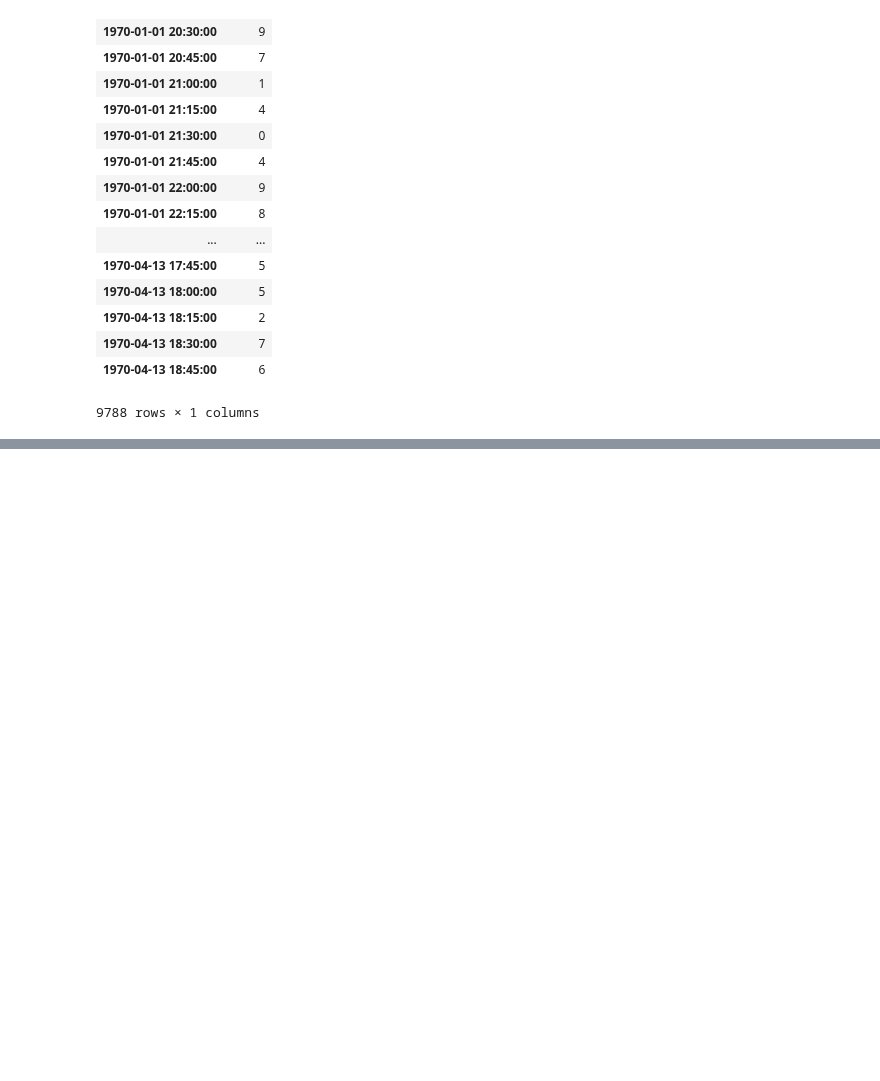
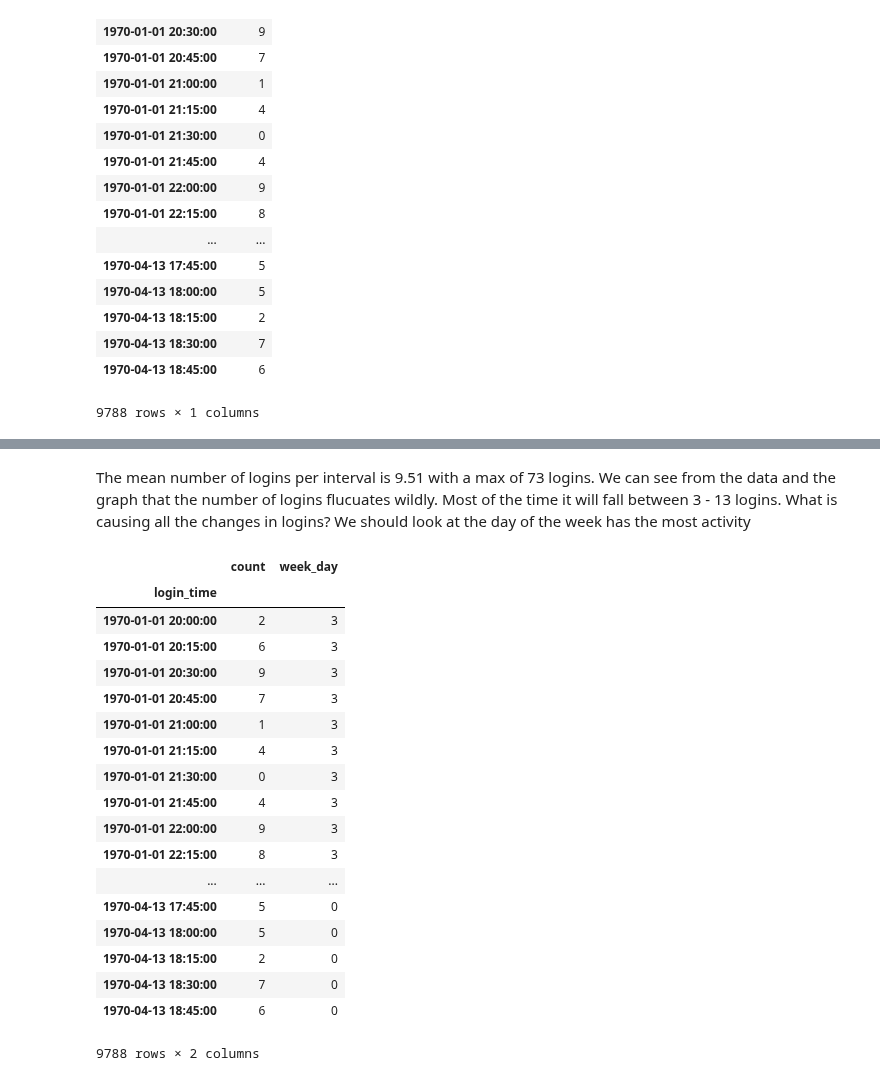
Before and after one commit to kenneykwan/Springboard, a Jupyter notebook: ultimate_challenge/Ultimate Challenge - Part 1 EDA.ipynb, the cells around one changed output, grey strips where cells are left out. Saved outputs shown, nothing was run; the diff lists cells and outputs as text; code cells hidden in the pictures; blank space fills up the shorter version.

```diff
--- a/ultimate_challenge/Ultimate Challenge - Part 1 EDA.ipynb
+++ b/ultimate_challenge/Ultimate Challenge - Part 1 EDA.ipynb
@@ -55,0 +75,26 @@ df_resampled
+# %% [markdown]
+The mean number of logins per interval is 9.51 with a max of 73 logins. We can see from the data and the graph that the number of logins flucuates wildly. Most of the time it will fall between 3 - 13 logins. What is causing all the changes in logins? We should look at the day of the week has the most activity
+# %%
+df_resampled['week_day'] = df_resampled.index.weekday
+# %%
+df_resampled
+# %% [output]
+|  | count | week_day |
+| login_time |  |  |
+| 1970-01-01 20:00:00 | 2 | 3 |
+| 1970-01-01 20:15:00 | 6 | 3 |
+| 1970-01-01 20:30:00 | 9 | 3 |
+| 1970-01-01 20:45:00 | 7 | 3 |
+| 1970-01-01 21:00:00 | 1 | 3 |
+| 1970-01-01 21:15:00 | 4 | 3 |
+| 1970-01-01 21:30:00 | 0 | 3 |
+| 1970-01-01 21:45:00 | 4 | 3 |
+| 1970-01-01 22:00:00 | 9 | 3 |
+| 1970-01-01 22:15:00 | 8 | 3 |
+| ... | ... | ... |
+| 1970-04-13 17:45:00 | 5 | 0 |
+| 1970-04-13 18:00:00 | 5 | 0 |
+| 1970-04-13 18:15:00 | 2 | 0 |
+| 1970-04-13 18:30:00 | 7 | 0 |
+| 1970-04-13 18:45:00 | 6 | 0 |
+9788 rows × 2 columns
```
Also changed, not shown: parts of 12 cells of this notebook.
